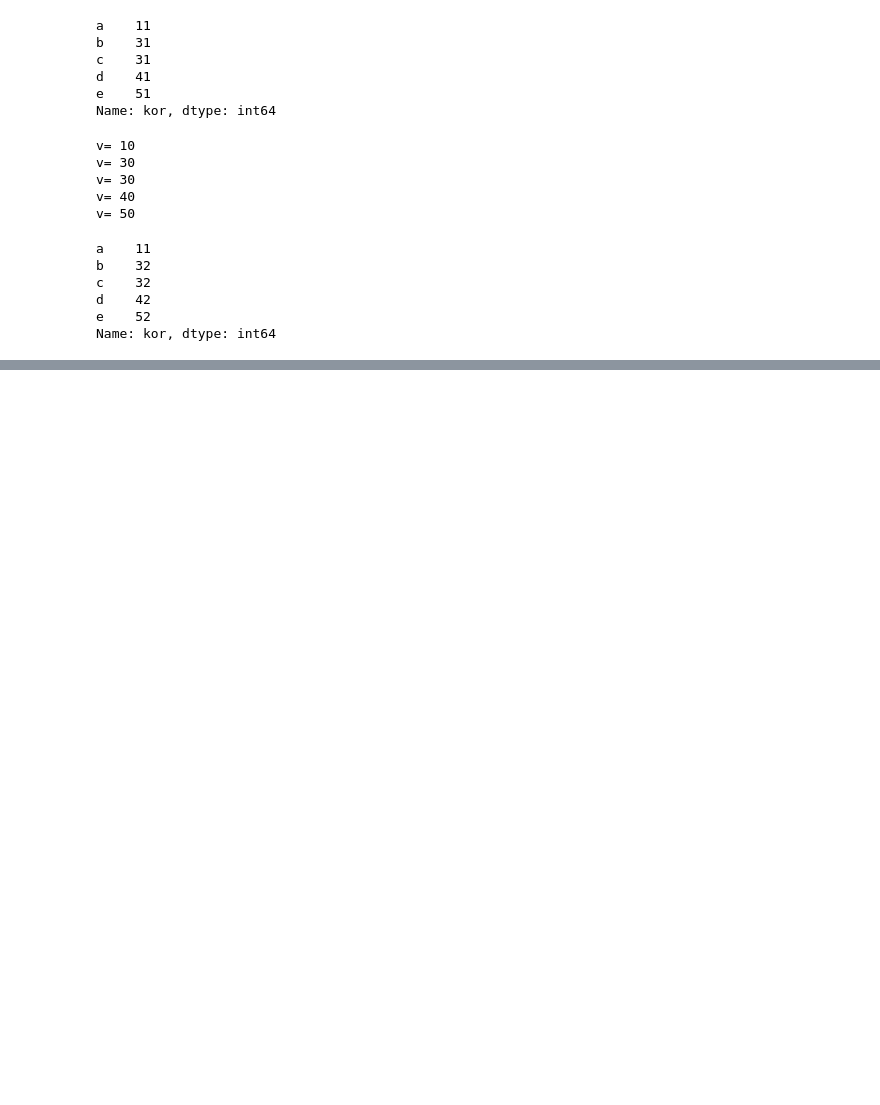
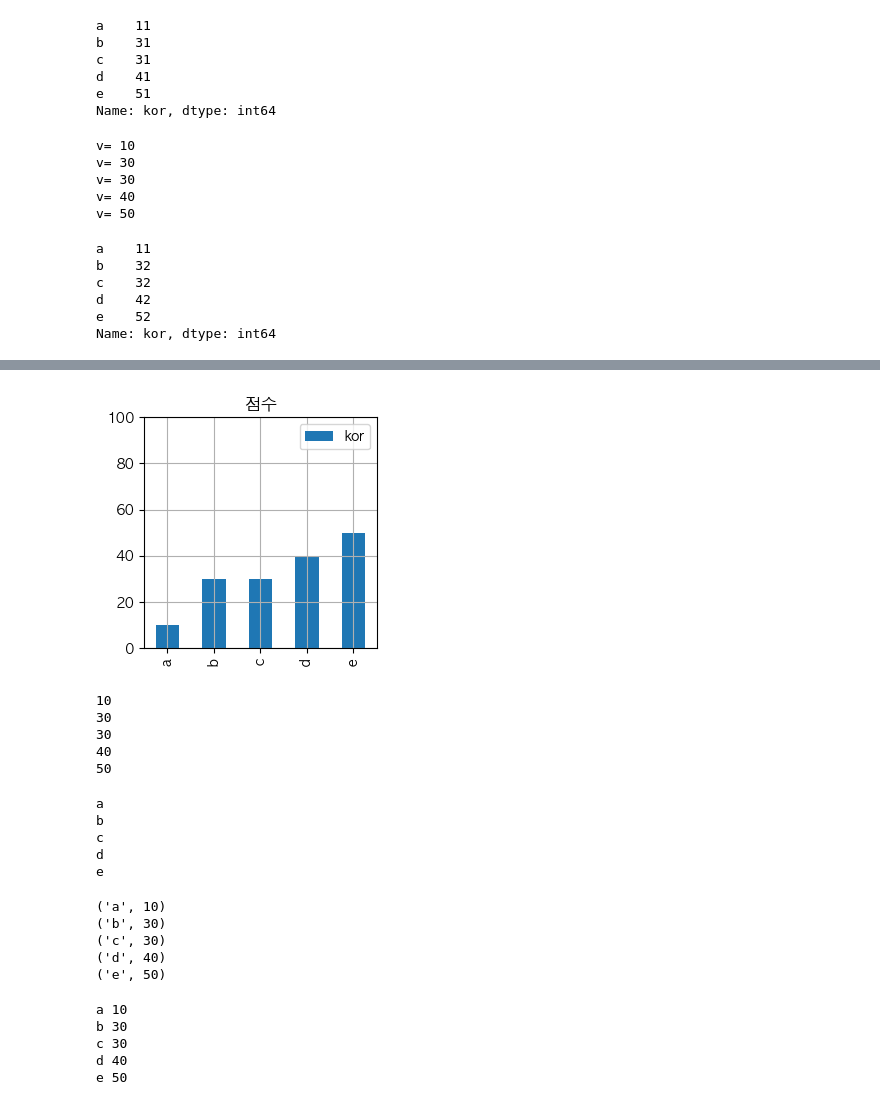
Before and after one commit to okzzinkyo/online-course, a Jupyter notebook: kimilhan-pandas/notebooks/07.시리즈통계.ipynb, the cells around one changed output, grey strips where cells are left out. Saved outputs shown, nothing was run; the diff lists cells and outputs as text; code cells hidden in the pictures; blank space fills up the shorter version.

```diff
--- a/kimilhan-pandas/notebooks/07.시리즈통계.ipynb
+++ b/kimilhan-pandas/notebooks/07.시리즈통계.ipynb
@@ -207,0 +273,41 @@ Name: kor, dtype: int64
+# %%
+sr.plot(kind='bar', figsize=(3,3), title='점수',grid=True, legend=True, ylim=(0,100) )
+plt.show()
+# %% [output]
+[figure, added]
+# %%
+for n in sr: #sr.values
+    print(n)
+# %% [output]
+10
+30
+30
+40
+50
+# %%
+for n in sr.index:
+    print(n)
+# %% [output]
+a
+b
+c
+d
+e
+# %%
+for n in sr.items():
+    print(n)
+# %% [output]
+('a', 10)
+('b', 30)
+('c', 30)
+('d', 40)
+('e', 50)
+# %%
+for (i, v) in sr.items():
+    print(i, v)
+# %% [output]
+a 10
+b 30
+c 30
+d 40
+e 50
```
Also changed, not shown: parts of 10 cells of this notebook, 1 other file.
